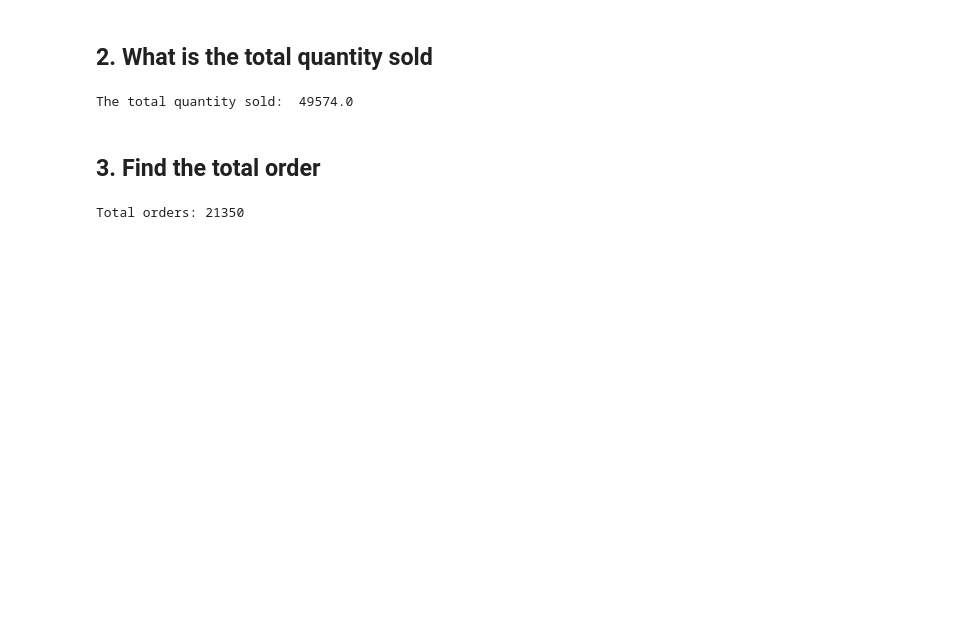
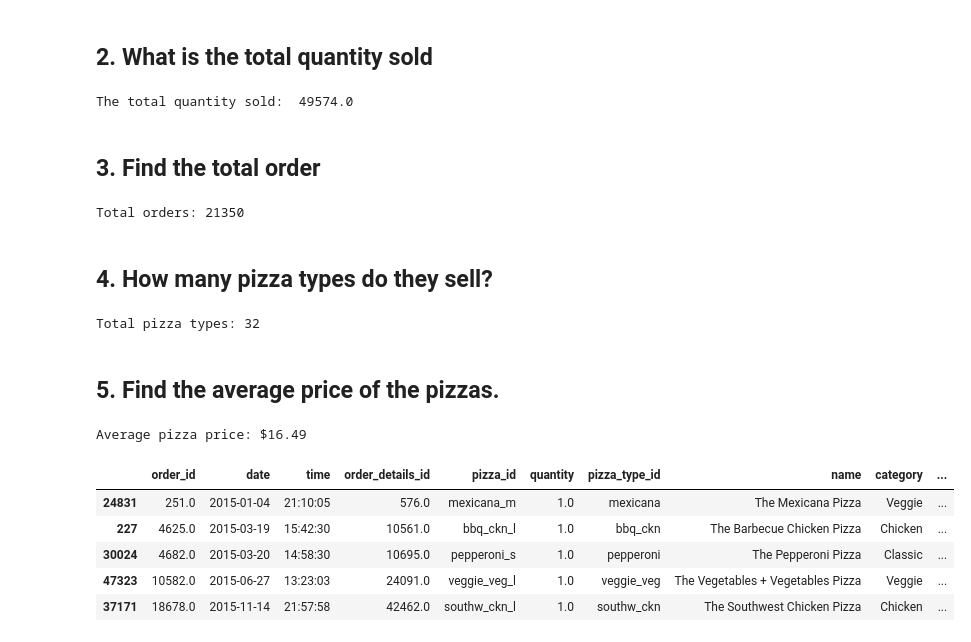
Before and after one commit to Ilumiles/Pizza_Place_Sales, a Jupyter notebook: Pizza_solution.ipynb, the cells around one changed output. Cells and saved outputs as stored; diff of their text form; code cells hidden in the pictures; blank space fills up the shorter version.

```diff
--- a/Pizza_solution.ipynb
+++ b/Pizza_solution.ipynb
@@ -215,3 +218,26 @@ total_orders = df["order_id"].nunique()
 print("Total orders:", total_orders)
 # %% [output]
 Total orders: 21350
+# %% [markdown]
+## 4.	How many pizza types do they sell?
+# %%
+total_pizza_types = df["pizza_type_id"].nunique()
+print("Total pizza types:", total_pizza_types)
+# %% [output]
+Total pizza types: 32
+# %% [markdown]
+## 5.	Find the average price of the pizzas.
+# %%
+average_price = df["price"].mean()
+print(f"Average pizza price: ${average_price:.2f}")
+# %% [output]
+Average pizza price: $16.49
+# %%
+df.sample(5)
+# %% [output]
+|  | order_id | date | time | order_details_id | pizza_id | quantity | pizza_type_id | name | category | ... |
+| 24831 | 251.0 | 2015-01-04 | 21:10:05 | 576.0 | mexicana_m | 1.0 | mexicana | The Mexicana Pizza | Veggie | ... |
+| 227 | 4625.0 | 2015-03-19 | 15:42:30 | 10561.0 | bbq_ckn_l | 1.0 | bbq_ckn | The Barbecue Chicken Pizza | Chicken | ... |
+| 30024 | 4682.0 | 2015-03-20 | 14:58:30 | 10695.0 | pepperoni_s | 1.0 | pepperoni | The Pepperoni Pizza | Classic | ... |
+| 47323 | 10582.0 | 2015-06-27 | 13:23:03 | 24091.0 | veggie_veg_l | 1.0 | veggie_veg | The Vegetables + Vegetables Pizza | Veggie | ... |
+| 37171 | 18678.0 | 2015-11-14 | 21:57:58 | 42462.0 | southw_ckn_l | 1.0 | southw_ckn | The Southwest Chicken Pizza | Chicken | ... |
```
Also changed, not shown: parts of 16 cells of this notebook.
